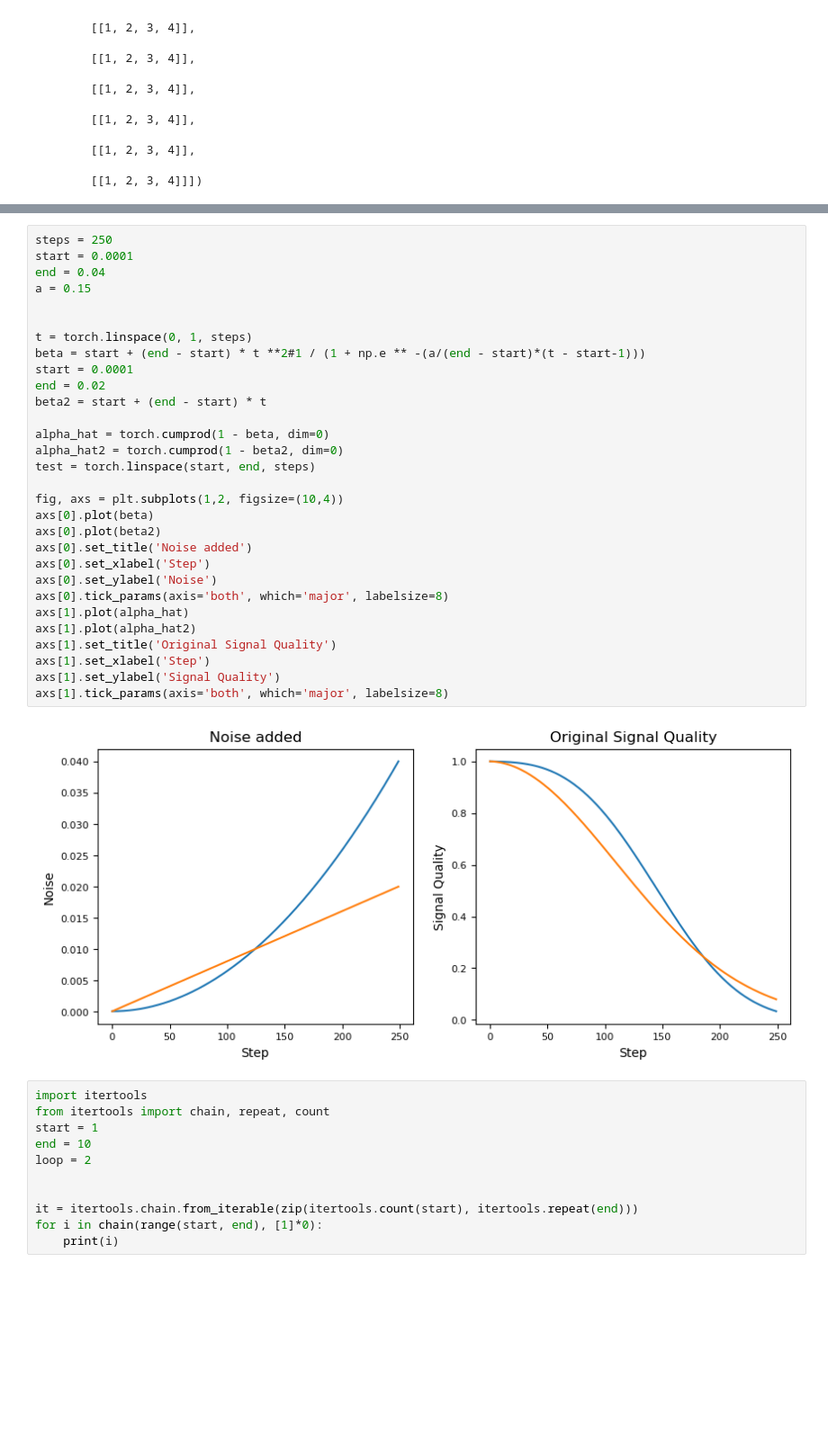
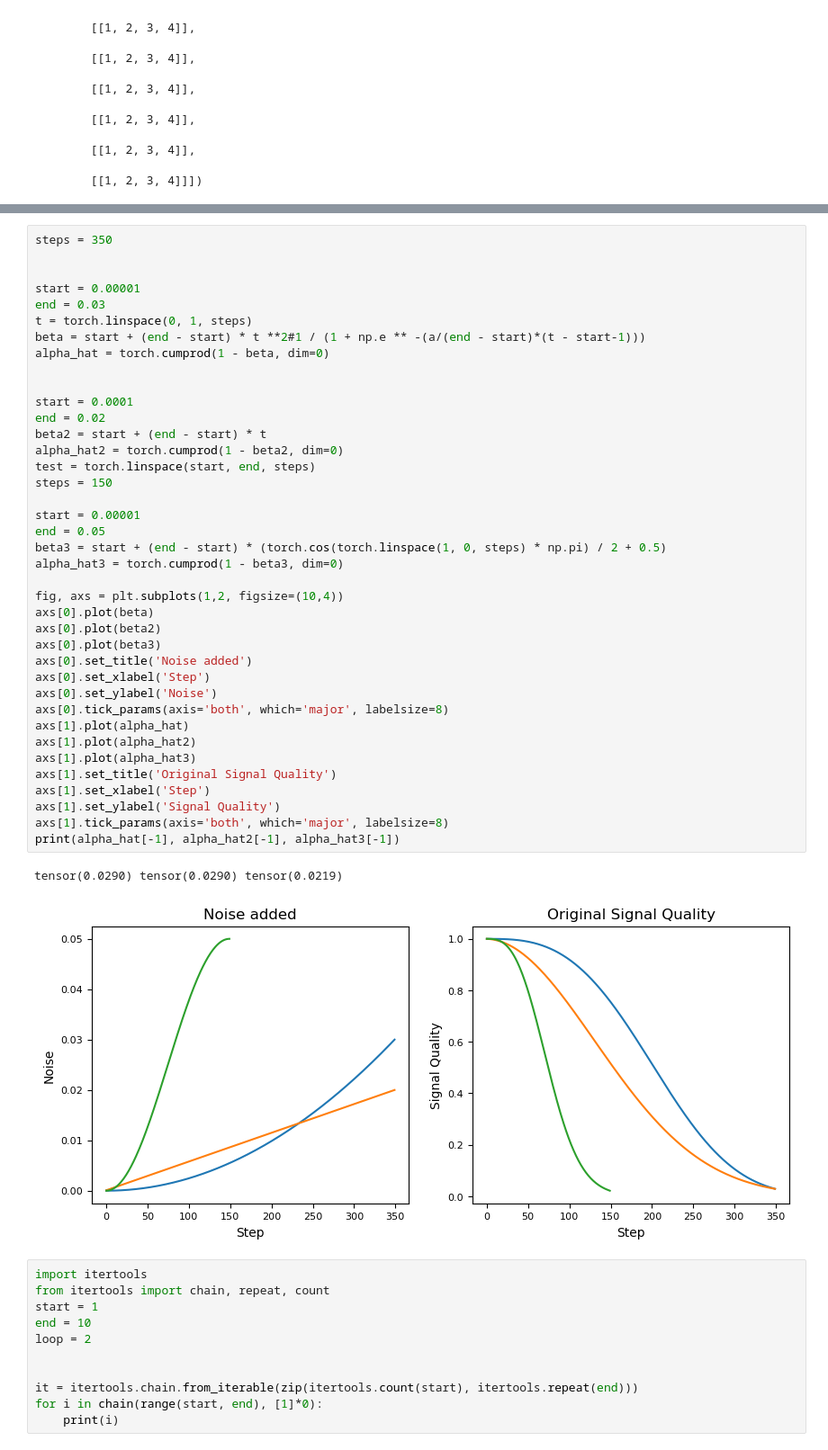
Before and after one commit to timowendner/AudioDiffusion, a Jupyter notebook: sinusoidal.ipynb, the cells around one changed output, grey strips where cells are left out. Shown at 90% size. Drawn from its saved outputs; the diff is of its cells as text; blank space fills up the shorter version.

```diff
--- a/sinusoidal.ipynb
+++ b/sinusoidal.ipynb
@@ -90,35 +149,45 @@ torch.Size([10, 1, 4]) tensor([[[1, 2, 3, 4]],
 # %%
-steps = 250
-start = 0.0001
-end = 0.04
-a = 0.15
+steps = 350
 
 
+start = 0.00001
+end = 0.03
 t = torch.linspace(0, 1, steps)
 beta = start + (end - start) * t **2#1 / (1 + np.e ** -(a/(end - start)*(t - start-1)))
+alpha_hat = torch.cumprod(1 - beta, dim=0)
+
+
 start = 0.0001
 end = 0.02
 beta2 = start + (end - start) * t
-
-alpha_hat = torch.cumprod(1 - beta, dim=0)
 alpha_hat2 = torch.cumprod(1 - beta2, dim=0)
 test = torch.linspace(start, end, steps)
+steps = 150
+
+start = 0.00001
+end = 0.05
+beta3 = start + (end - start) * (torch.cos(torch.linspace(1, 0, steps) * np.pi) / 2 + 0.5)
+alpha_hat3 = torch.cumprod(1 - beta3, dim=0)
 
 fig, axs = plt.subplots(1,2, figsize=(10,4))
 axs[0].plot(beta)
 axs[0].plot(beta2)
+axs[0].plot(beta3)
 axs[0].set_title('Noise added')
 axs[0].set_xlabel('Step')
 axs[0].set_ylabel('Noise')
 axs[0].tick_params(axis='both', which='major', labelsize=8)
 axs[1].plot(alpha_hat)
 axs[1].plot(alpha_hat2)
+axs[1].plot(alpha_hat3)
 axs[1].set_title('Original Signal Quality')
 axs[1].set_xlabel('Step')
 axs[1].set_ylabel('Signal Quality')
 axs[1].tick_params(axis='both', which='major', labelsize=8)
+print(alpha_hat[-1], alpha_hat2[-1], alpha_hat3[-1])
 # %% [output]
+tensor(0.0290) tensor(0.0290) tensor(0.0219)
-[figure, old version]
+[figure, new version]
 # %%
 import itertools
 from itertools import chain, repeat, count
```
Also changed, not shown: parts of 11 cells of this notebook, 6 other files.
